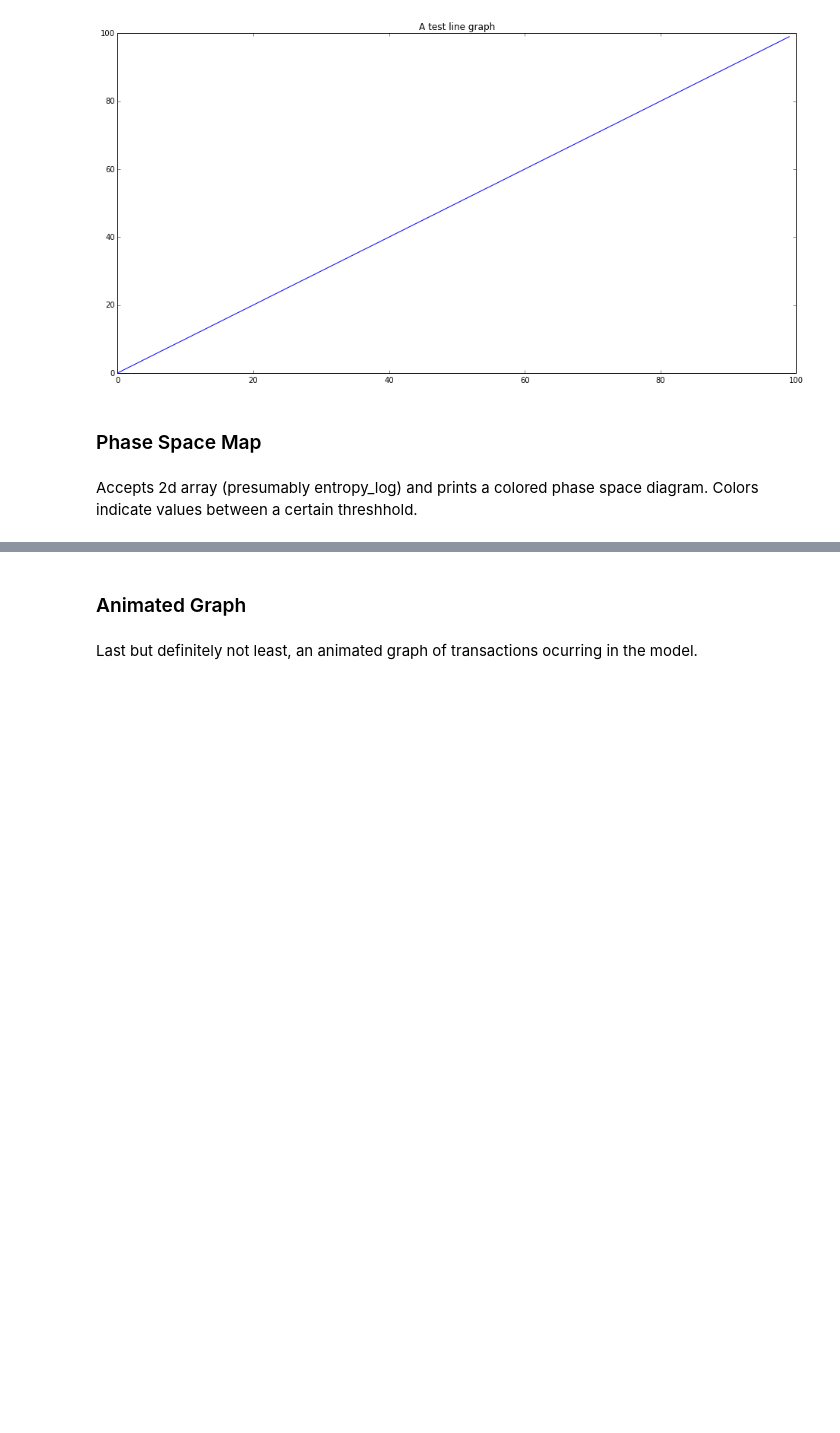
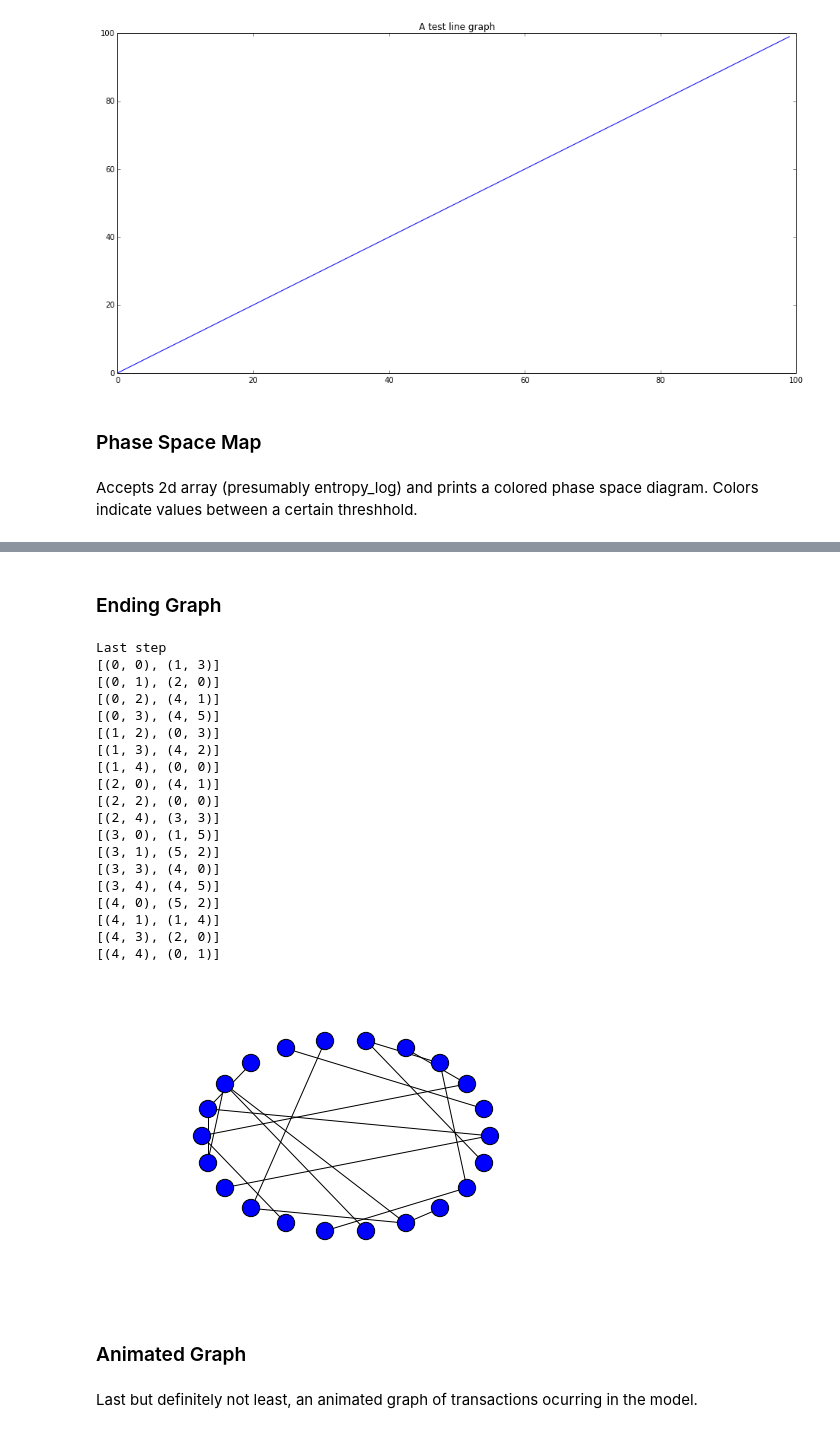
Before and after one commit to davidgljay/relmodels, a Jupyter notebook: Relnetwork 1.0.ipynb, the cells around one changed output, grey strips where cells are left out. Cells and saved outputs as stored; diff of their text form; code cells hidden in the pictures; blank space fills up the shorter version.

```diff
--- a/Relnetwork 1.0.ipynb
+++ b/Relnetwork 1.0.ipynb
@@ -320,3 +329,54 @@ phasespacemap(logs["entropy_log"], dividers, "Test map")
+# %% [markdown]
+### Ending Graph
+# %%
+import networkx as nx
+
+
+def networkGraph(log, frame=-1):
+    network = nx.Graph()
+    for node in log[frame]:
+        network.add_edge(node[0], node[1])
+        print node
+        if node[0] == node[1]:
+            print "self reference!"
+    nx.draw_shell(network, node_color='b')
+# %%
+config = {}
+config["max_entropy"]=100
+config["reduction_on_receive"]=2
+config["increase_on_send"]=1
+config["state_array_length"]=20
+config["neighborhood_size"]=5
+config["starting_entropy"]=0
+
+data = []
+
+l = Landscape(7,65,config)
+logs = l.run(40)
+dividers=[i for i in xrange(-1,3)]
+print "Last step"
+networkGraph(logs["transaction_log"])
+# %% [output]
+Last step
+[(0, 0), (1, 3)]
+[(0, 1), (2, 0)]
+[(0, 2), (4, 1)]
+[(0, 3), (4, 5)]
+[(1, 2), (0, 3)]
+[(1, 3), (4, 2)]
+[(1, 4), (0, 0)]
+[(2, 0), (4, 1)]
+[(2, 2), (0, 0)]
+[(2, 4), (3, 3)]
+[(3, 0), (1, 5)]
+[(3, 1), (5, 2)]
+[(3, 3), (4, 0)]
+[(3, 4), (4, 5)]
+[(4, 0), (5, 2)]
+[(4, 1), (1, 4)]
+[(4, 3), (2, 0)]
+[(4, 4), (0, 1)]
+[figure, added]
 # %% [markdown]
 ### Animated Graph
 # %% [markdown]
```
Also changed, not shown: parts of 10 cells of this notebook.
